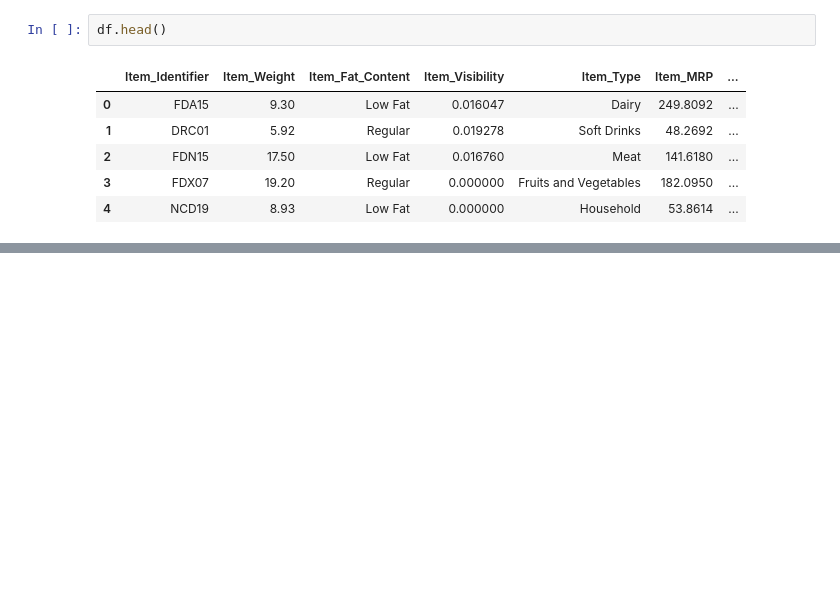
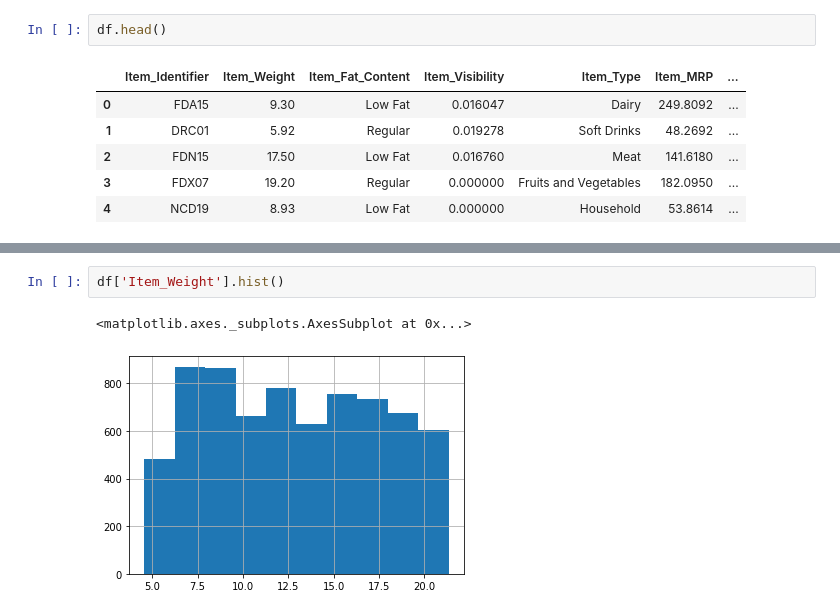
Before and after one commit to MichaelArthur224/Sales_Predictions, a Jupyter notebook: sales_predictions_Michael_Arthur.ipynb, the cells around one changed output, grey strips where cells are left out. Saved outputs shown, nothing was run; the diff lists cells and outputs as text; blank space fills up the shorter version.

```diff
--- a/sales_predictions_Michael_Arthur.ipynb
+++ b/sales_predictions_Michael_Arthur.ipynb
@@ -22,0 +176,5 @@ df.head()
+# %%
+df['Item_Weight'].hist()
+# %% [output]
+<matplotlib.axes._subplots.AxesSubplot at 0x...>
+[figure, added]
```
Also changed, not shown: parts of 23 cells of this notebook.
